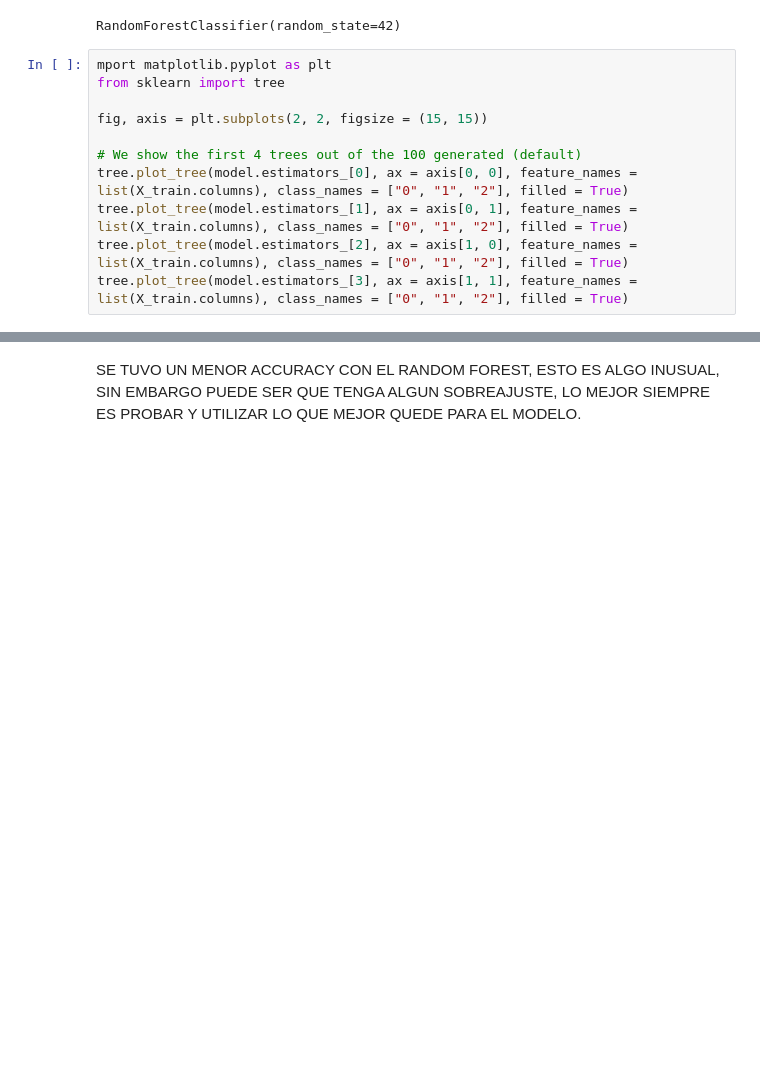
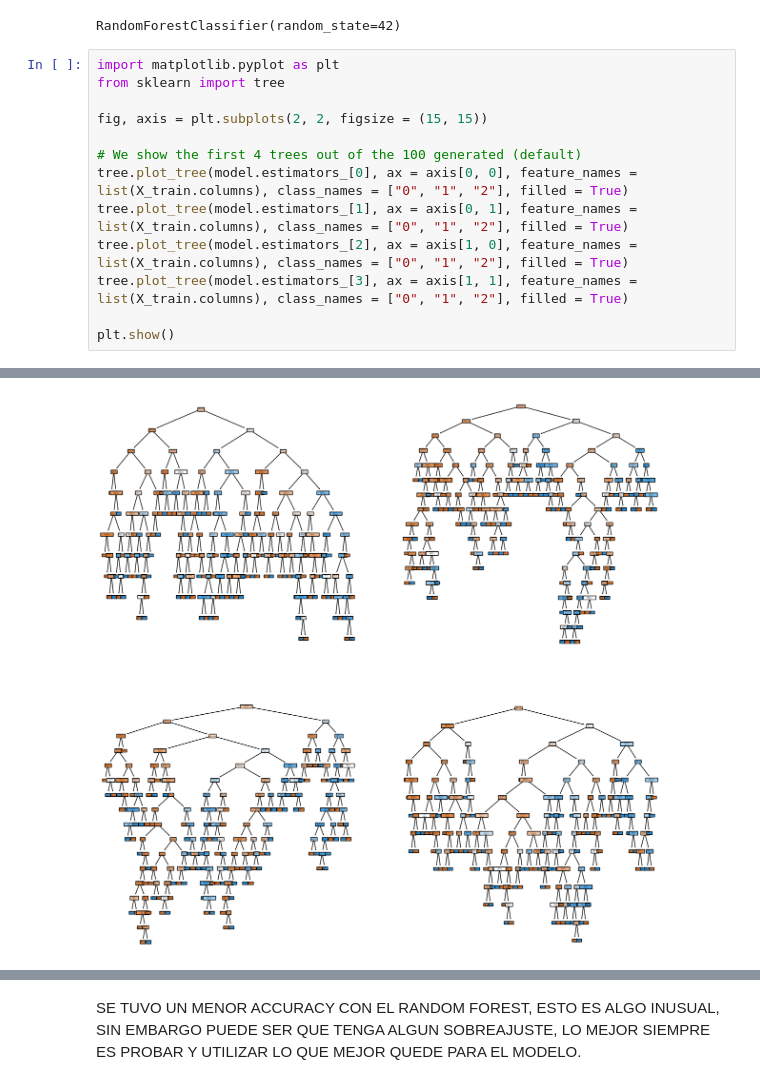
Before and after one commit to Valenfrc/Random-forest, a Jupyter notebook: random-forest-main/src/explore.ipynb, the cells around one changed output, grey strips where cells are left out. Cells and saved outputs as stored; diff of their text form; blank space fills up the shorter version.

```diff
--- a/random-forest-main/src/explore.ipynb
+++ b/random-forest-main/src/explore.ipynb
@@ -352,7 +352,7 @@ model.fit(X_train, y_train)
 # %% [output]
 RandomForestClassifier(random_state=42)
 # %%
-mport matplotlib.pyplot as plt
+import matplotlib.pyplot as plt
 from sklearn import tree
 
 fig, axis = plt.subplots(2, 2, figsize = (15, 15))
@@ -362,4 +362,6 @@ tree.plot_tree(model.estimators_[0], ax = axis[0, 0], feature_names = list(X_tra
 tree.plot_tree(model.estimators_[1], ax = axis[0, 1], feature_names = list(X_train.columns), class_names = ["0", "1", "2"], filled = True)
 tree.plot_tree(model.estimators_[2], ax = axis[1, 0], feature_names = list(X_train.columns), class_names = ["0", "1", "2"], filled = True)
 tree.plot_tree(model.estimators_[3], ax = axis[1, 1], feature_names = list(X_train.columns), class_names = ["0", "1", "2"], filled = True)
+
+plt.show()
 # %% [output]
@@ -367,3 +385,4 @@ SyntaxError: invalid syntax (3278955973.py, line 1)
+[figure, added]
 # %%
 y_pred = model.predict(X_test)
 y_pred
```
Also changed, not shown: parts of 4 cells of this notebook.
